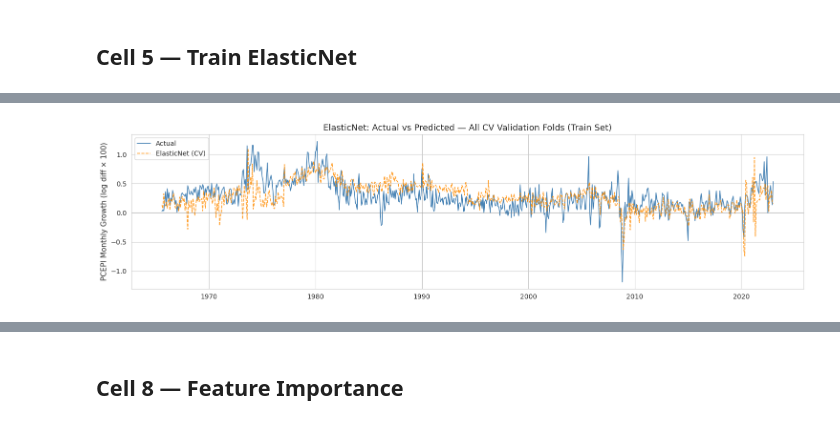
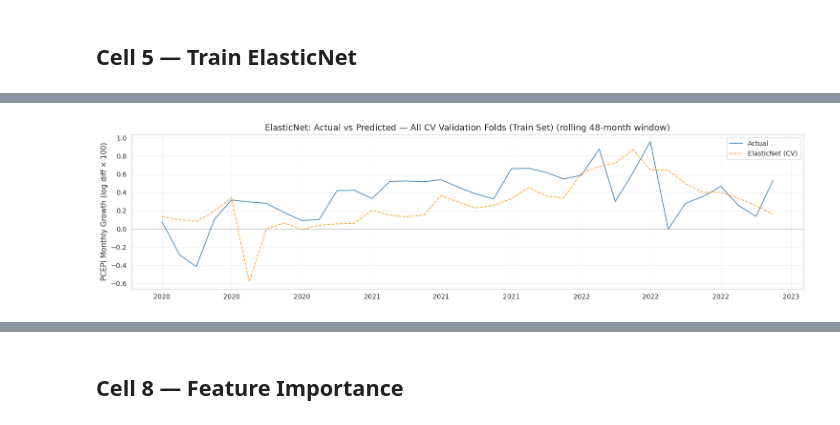
Before and after one commit to Holmes-rgb/Macro-Econ-ML, a Jupyter notebook: notebooks/inflation_forecasting.ipynb, the cells around one changed output, grey strips where cells are left out. Cells and saved outputs as stored; diff of their text form; code cells hidden in the pictures.

Commit message:
Not sure what changes are included in this committ, but I know that I recently did a lot of tuning of global params to reduce over fitting with too many lags

```diff
--- a/notebooks/inflation_forecasting.ipynb
+++ b/notebooks/inflation_forecasting.ipynb
@@ -361,12 +390,17 @@ class InflationForecaster:
 # %%
 # Download (or locate) most recent FRED-MD vintage
 vintage_file = download_latest_vintage(VINTAGE_DIR)
+
+N_LAGS = 2          # lagged months added as features (0 = single-snapshot)
+ROLLING_WINDOW = 48  # months of training history used for fitting (0 = all history)
+                     # 24-month window follows Cleveland Fed short rolling-window insight
 
 # Build dataset entirely from CSV
 X_train, y_train, X_val, y_val, X_test, y_test, feature_names = build_dataset_from_csv(
     filepath=vintage_file,
     horizon=1,
-    test_start='2025-07-01',
+    n_lags=N_LAGS,
+    test_start='2025-06-01',
     val_start='2023-01-01',
 )
 
@@ -488,12 +523,26 @@ from sklearn.metrics import mean_squared_error, mean_absolute_error, r2_score
 
 CV_FOLDS = 10   # single place to adjust
 
+# Rolling window: restrict training data to most recent ROLLING_WINDOW months.
+# Short windows let the model adapt to recent inflation regimes (Cleveland Fed insight).
+if ROLLING_WINDOW > 0:
+    X_train_fit = X_train.iloc[-ROLLING_WINDOW:]
+    y_train_fit = y_train.iloc[-ROLLING_WINDOW:]
+    cv_folds_fit = min(CV_FOLDS, max(2, ROLLING_WINDOW // 5))
+    print(f"Rolling window: fitting on last {ROLLING_WINDOW} months "
+          f"({X_train_fit.index.min().date()} → {X_train_fit.index.max().date()}), "
+          f"CV folds: {cv_folds_fit}")
+else:
+    X_train_fit = X_train
+    y_train_fit = y_train
+    cv_folds_fit = CV_FOLDS
+
 # --- Train ElasticNet with TimeSeriesSplit CV ---
 elasticnet = InflationForecaster(random_state=42)
-elasticnet.train(X_train, y_train, tune_hyperparameters=True, cv_folds=CV_FOLDS)
+elasticnet.train(X_train_fit, y_train_fit, tune_hyperparameters=True, cv_folds=cv_folds_fit)
 
 # --- Cross-validation fold performance ---
-tscv = TimeSeriesSplit(n_splits=CV_FOLDS)
+tscv = TimeSeriesSplit(n_splits=cv_folds_fit)
 fold_metrics = []
 all_val_dates = []
 all_val_actual = []
@@ -504,37 +553,36 @@ from sklearn.linear_model import ElasticNet
 
 best_alpha    = elasticnet.best_params.get('alpha', 0.1)
 best_l1_ratio = elasticnet.best_params.get('l1_ratio', 0.5)
-X_arr = X_train.values
-y_arr = y_train.values
+X_arr = X_train_fit.values
+y_arr = y_train_fit.values
 
 for fold, (tr_idx, val_idx) in enumerate(tscv.split(X_arr)):
     scaler = StandardScaler()
-    Xtr = scaler.fit_transform(X_arr[tr_idx])
+    Xtr  = scaler.fit_transform(X_arr[tr_idx])
     Xval = scaler.transform(X_arr[val_idx])
     ytr, yval = y_arr[tr_idx], y_arr[val_idx]
 
-    m = ElasticNet(alpha=best_alpha, l1_ratio=best_l1_ratio, max_iter=10000, random_state=42)
+    m = ElasticNet(alpha=best_alpha, l1_ratio=best_l1_ratio, max_iter=100000, random_state=42)
     m.fit(Xtr, ytr)
     pred = m.predict(Xval)
 
     fold_metrics.append({
-        'fold': fold + 1,
+        'fold':  fold + 1,
         'n_val': len(yval),
-        'rmse': np.sqrt(mean_squared_error(yval, pred)),
-        'mae':  mean_absolute_error(yval, pred),
-        'r2':   r2_score(yval, pred),
+        'rmse':  np.sqrt(mean_squared_error(yval, pred)),
+        'mae':   mean_absolute_error(yval, pred),
+        'r2':    r2_score(yval, pred),
     })
 
-    # Accumulate predictions across all folds for plotting
-    all_val_dates.extend(X_train.index[val_idx])
+    all_val_dates.extend(X_train_fit.index[val_idx])
     all_val_actual.extend(yval)
     all_val_pred.extend(pred)
 
 cv_df = pd.DataFrame(fold_metrics)
-print("TimeSeriesSplit CV results (ElasticNet, best params):")
+print('TimeSeriesSplit CV results (ElasticNet, best params):')
 print(cv_df.to_string(index=False))
-print(f"\nMean CV RMSE: {cv_df['rmse'].mean():.4f}  |  Mean R²: {cv_df['r2'].mean():.4f}")
-print(f"Best hyperparams: {elasticnet.best_params}")
+print(f'\nMean CV RMSE: {cv_df["rmse"].mean():.4f}  |  Mean R²: {cv_df["r2"].mean():.4f}')
+print(f'Best hyperparams: {elasticnet.best_params}')
 
 # --- Plot predictions across all CV folds ---
 all_val_dates  = pd.DatetimeIndex(all_val_dates)
@@ -542,10 +590,11 @@ all_val_actual = np.array(all_val_actual)
 all_val_pred   = np.array(all_val_pred)
 
 fig, ax = plt.subplots(figsize=(15, 4))
-ax.plot(all_val_dates, all_val_actual, '-', label='Actual', linewidth=1.2, color='steelblue')
+ax.plot(all_val_dates, all_val_actual, '-',  label='Actual',          linewidth=1.2, color='steelblue')
 ax.plot(all_val_dates, all_val_pred,   '--', label='ElasticNet (CV)', linewidth=1.2, alpha=0.85, color='darkorange')
 ax.axhline(0, color='grey', linewidth=0.5)
-ax.set_title('ElasticNet: Actual vs Predicted — All CV Validation Folds (Train Set)')
+title_suffix = f' (rolling {ROLLING_WINDOW}-month window)' if ROLLING_WINDOW > 0 else ''
+ax.set_title(f'ElasticNet: Actual vs Predicted — All CV Validation Folds (Train Set){title_suffix}')
 ax.set_ylabel('PCEPI Monthly Growth (log diff × 100)')
 ax.legend()
 ax.xaxis.set_major_formatter(mdates.DateFormatter('%Y'))
@@ -574,2 +623,2 @@ Best hyperparams: {'alpha': 0.01, 'l1_ratio': 0.5}
-[figure, old version]
+[figure, new version]
 # %%
```
Also changed, not shown: parts of 7 cells of this notebook, 1 other file.
